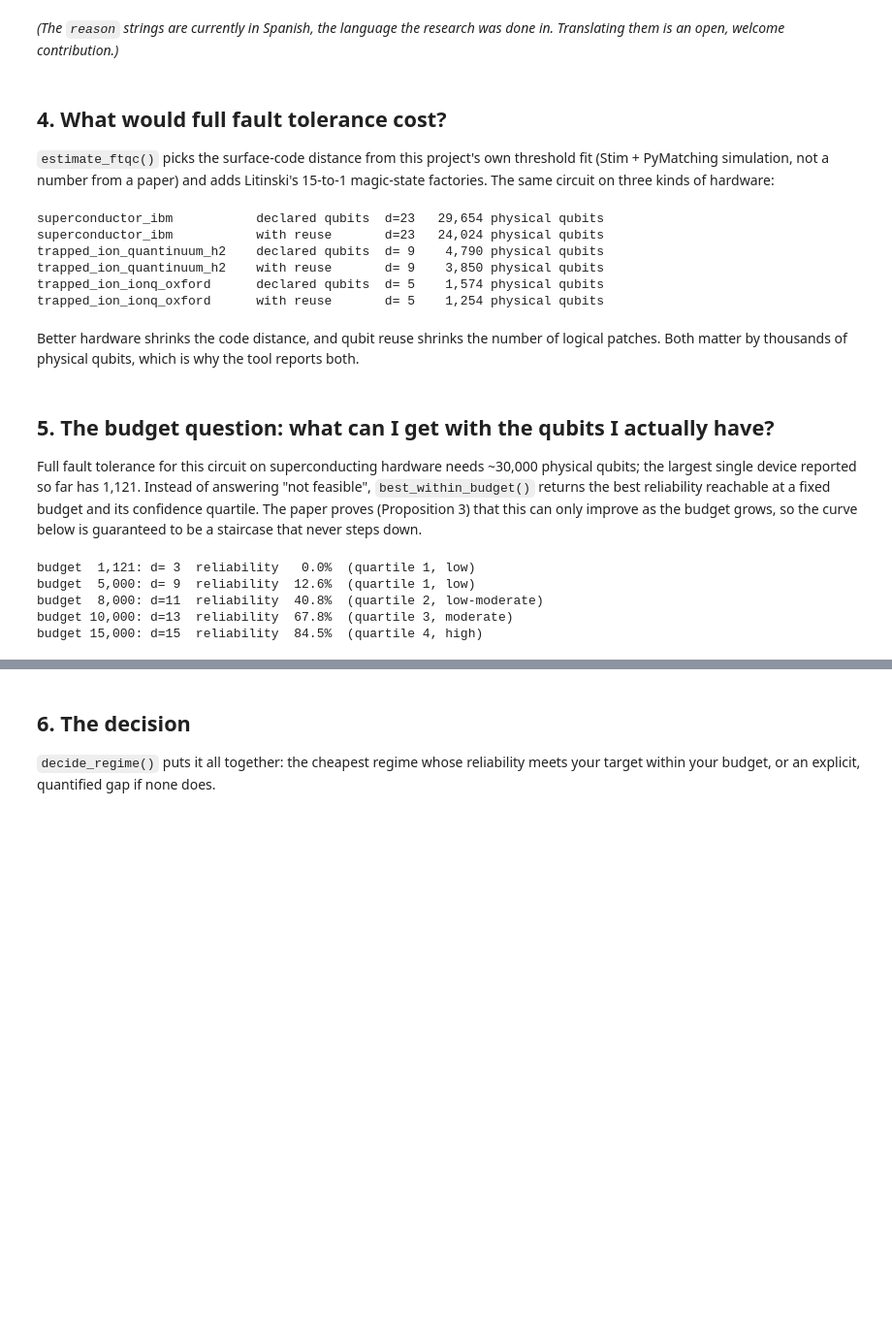
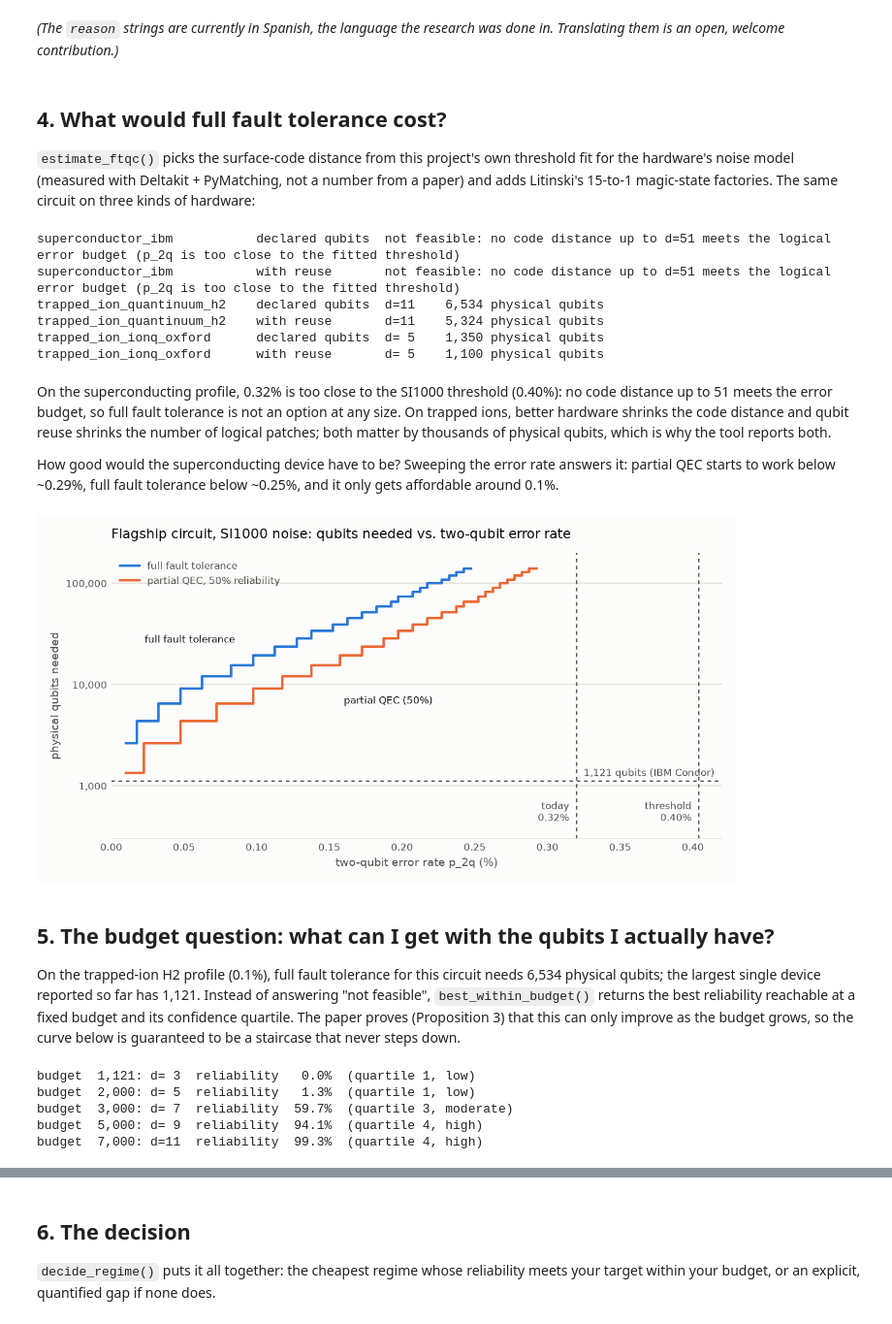
Before and after one commit to MaldoAlberto/qregime, a Jupyter notebook: tutorial/qregime_tutorial.ipynb, the cells around one changed output, grey strips where cells are left out. Shown at 97% size. Saved outputs shown, nothing was run; the diff lists cells and outputs as text; code cells hidden in the pictures; blank space fills up the shorter version.

```diff
--- a/tutorial/qregime_tutorial.ipynb
+++ b/tutorial/qregime_tutorial.ipynb
@@ -92,35 +92,49 @@ qaoa_farm  -> recommended: WARNING
 # %% [markdown]
 ## 4. What would full fault tolerance cost?
 
-`estimate_ftqc()` picks the surface-code distance from this project's own threshold fit (Stim + PyMatching simulation, not a number from a paper) and adds Litinski's 15-to-1 magic-state factories. The same circuit on three kinds of hardware:
+`estimate_ftqc()` picks the surface-code distance from this project's own threshold fit for the hardware's noise model (measured with Deltakit + PyMatching, not a number from a paper) and adds Litinski's 15-to-1 magic-state factories. The same circuit on three kinds of hardware:
 # %%
 p = qregime.profile(path("shor_like_sequential"))
 for key, hw in qregime.HARDWARE_PROFILES.items():
     for label, n in (("declared qubits", p["num_qubits"]), ("with reuse", p["max_concurrent_qubits"])):
-        r = qregime.estimate_ftqc(n, p["tcount"], hw.p_2q)
+        r = qregime.estimate_ftqc(n, p["tcount"], hw.p_2q, noise_model=hw.noise_model)
+        if not r["feasible"]:
+            print(f"{key:28s} {label:16s} not feasible: {r['reason']}")
+            continue
         print(f"{key:28s} {label:16s} d={r['codeDistance']:2d}  {r['physicalQubits']:>7,} physical qubits")
 # %% [output]
-superconductor_ibm           declared qubits  d=23   29,654 physical qubits
-superconductor_ibm           with reuse       d=23   24,024 physical qubits
-trapped_ion_quantinuum_h2    declared qubits  d= 9    4,790 physical qubits
-trapped_ion_quantinuum_h2    with reuse       d= 9    3,850 physical qubits
-trapped_ion_ionq_oxford      declared qubits  d= 5    1,574 physical qubits
-trapped_ion_ionq_oxford      with reuse       d= 5    1,254 physical qubits
+superconductor_ibm           declared qubits  not feasible: no code distance up to d=51 meets the logical error budget (p_2q is too close to the fitted threshold)
+superconductor_ibm           with reuse       not feasible: no code distance up to d=51 meets the logical error budget (p_2q is too close to the fitted threshold)
+trapped_ion_quantinuum_h2    declared qubits  d=11    6,534 physical qubits
+trapped_ion_quantinuum_h2    with reuse       d=11    5,324 physical qubits
+trapped_ion_ionq_oxford      declared qubits  d= 5    1,350 physical qubits
+trapped_ion_ionq_oxford      with reuse       d= 5    1,100 physical qubits
 # %% [markdown]
-Better hardware shrinks the code distance, and qubit reuse shrinks the number of logical patches. Both matter by thousands of physical qubits, which is why the tool reports both.
+On the superconducting profile, 0.32% is too close to the SI1000 threshold (0.40%): no code distance up to 51 meets the error budget, so full fault tolerance is not an option at any size. On trapped ions, better hardware shrinks the code distance and qubit reuse shrinks the number of logical patches; both matter by thousands of physical qubits, which is why the tool reports both.
+
+How good would the superconducting device have to be? Sweeping the error rate answers it: partial QEC starts to work below ~0.29%, full fault tolerance below ~0.25%, and it only gets affordable around 0.1%.
+# %%
+import sys
+sys.path.insert(0, "../examples")
+from error_rate_sweep import plot as plot_sweep
+from IPython.display import Image
+
+Image(plot_sweep("error_rate_sweep.png"), width=720)
+# %% [output]
+[figure, added]
 # %% [markdown]
 ## 5. The budget question: what can I get with the qubits I actually have?
 
-Full fault tolerance for this circuit on superconducting hardware needs ~30,000 physical qubits; the largest single device reported so far has 1,121. Instead of answering "not feasible", `best_within_budget()` returns the best reliability reachable at a fixed budget and its confidence quartile. The paper proves (Proposition 3) that this can only improve as the budget grows, so the curve below is guaranteed to be a staircase that never steps down.
+On the trapped-ion H2 profile (0.1%), full fault tolerance for this circuit needs 6,534 physical qubits; the largest single device reported so far has 1,121. Instead of answering "not feasible", `best_within_budget()` returns the best reliability reachable at a fixed budget and its confidence quartile. The paper proves (Proposition 3) that this can only improve as the budget grows, so the curve below is guaranteed to be a staircase that never steps down.
 # %%
-for budget in (1_121, 5_000, 8_000, 10_000, 15_000):
-    r = qregime.best_within_budget(16, 3930, 0.0032, budget)
+for budget in (1_121, 2_000, 3_000, 5_000, 7_000):
+    r = qregime.best_within_budget(16, 3930, 0.001, budget, noise_model="toy")
     print(f"budget {budget:>6,}: d={r['code_distance']:2d}  reliability {r['reliability']:6.1%}  "
           f"(quartile {r['confidence_quartile']}, {r['confidence_label']})")
 # %% [output]
 budget  1,121: d= 3  reliability   0.0%  (quartile 1, low)
-budget  5,000: d= 9  reliability  12.6%  (quartile 1, low)
-budget  8,000: d=11  reliability  40.8%  (quartile 2, low-moderate)
-budget 10,000: d=13  reliability  67.8%  (quartile 3, moderate)
-budget 15,000: d=15  reliability  84.5%  (quartile 4, high)
+budget  2,000: d= 5  reliability   1.3%  (quartile 1, low)
+budget  3,000: d= 7  reliability  59.7%  (quartile 3, moderate)
+budget  5,000: d= 9  reliability  94.1%  (quartile 4, high)
+budget  7,000: d=11  reliability  99.3%  (quartile 4, high)
 # %%
```
Also changed, not shown: parts of 8 cells of this notebook, 29 other files.
